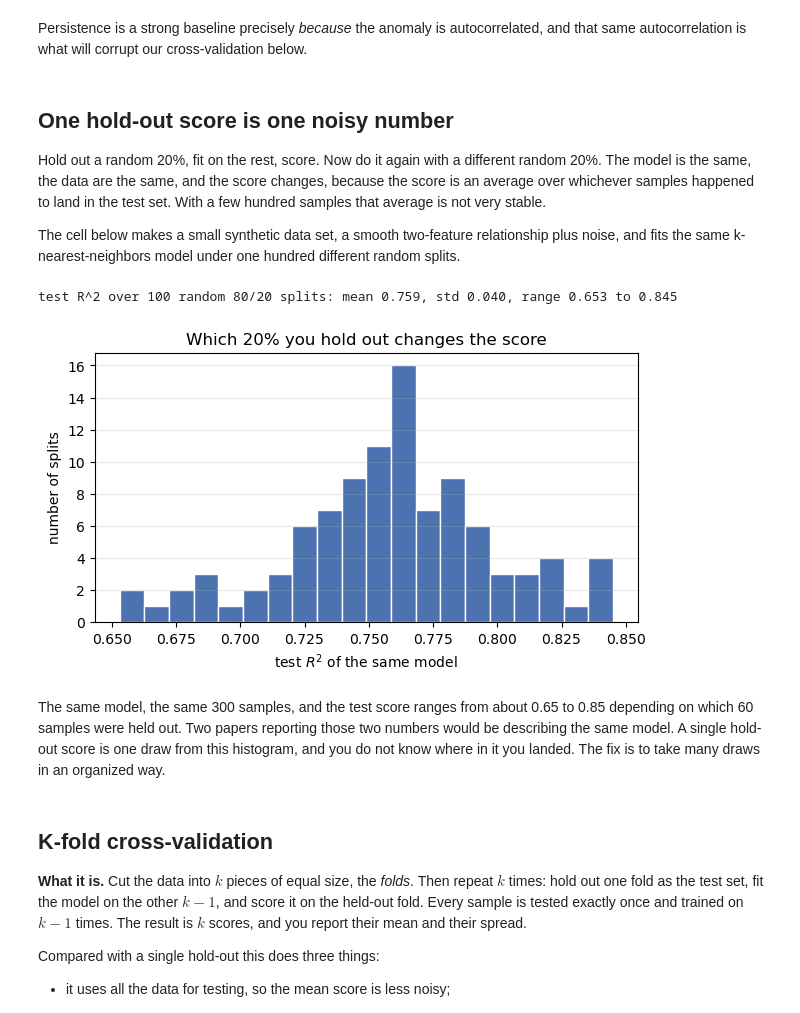
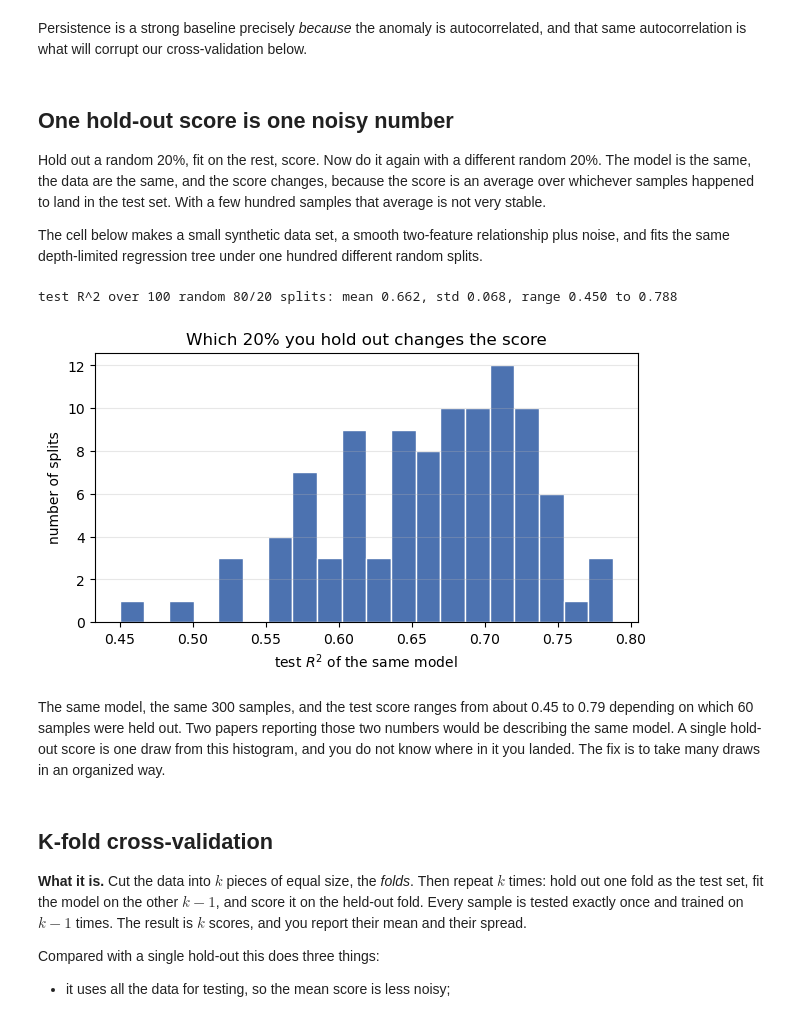
Before and after one commit to dmw2166/ML4Climate2026, a Jupyter notebook: lectures_ML/ModelEvaluation/validation.ipynb, the cells around one changed output. Cells and saved outputs as stored; diff of their text form; code cells hidden in the pictures.

Commit message:
Week 6: use a regression tree instead of k-nearest neighbors in the notes and tutorial
Co-Authored-By: Claude Fable 5.1 <noreply@anthropic.com>

```diff
--- a/lectures_ML/ModelEvaluation/validation.ipynb
+++ b/lectures_ML/ModelEvaluation/validation.ipynb
@@ -86,42 +86,40 @@ score is an average over whichever samples happened to land in the test set. Wit
 hundred samples that average is not very stable.
 
 The cell below makes a small synthetic data set, a smooth two-feature relationship plus
-noise, and fits the same k-nearest-neighbors model under one hundred different random
+noise, and fits the same depth-limited regression tree under one hundred different random
 splits.
 # %%
 from sklearn.model_selection import train_test_split
-from sklearn.neighbors import KNeighborsRegressor
-from sklearn.pipeline import make_pipeline
-from sklearn.preprocessing import StandardScaler
+from sklearn.tree import DecisionTreeRegressor
 
 rng = np.random.default_rng(1)
 n = 300
 X_iid = rng.uniform(-3, 3, size=(n, 2))
 y_iid = np.sin(X_iid[:, 0]) + 0.2 * X_iid[:, 1] ** 2 + rng.normal(0, 0.4, n)
 
-knn10 = make_pipeline(StandardScaler(), KNeighborsRegressor(n_neighbors=10))
+tree4 = DecisionTreeRegressor(max_depth=4, random_state=0)
 
 holdout_scores = []
 for seed in range(100):
     Xtr, Xte, ytr, yte = train_test_split(X_iid, y_iid, test_size=0.2, random_state=seed)
-    holdout_scores.append(knn10.fit(Xtr, ytr).score(Xte, yte))
+    holdout_scores.append(tree4.fit(Xtr, ytr).score(Xte, yte))
 holdout_scores = np.array(holdout_scores)
 
 print(f"test R^2 over 100 random 80/20 splits: mean {holdout_scores.mean():.3f}, "
       f"std {holdout_scores.std():.3f}, range {holdout_scores.min():.3f} to {holdout_scores.max():.3f}")
 
 plt.figure(figsize=(7, 3.5))
 plt.hist(holdout_scores, bins=20, color="#4c72b0", edgecolor="white")
 plt.xlabel("test $R^2$ of the same model")
 plt.ylabel("number of splits")
 plt.title("Which 20% you hold out changes the score")
 plt.grid(axis="y", alpha=0.3)
 plt.show()
 # %% [output]
-test R^2 over 100 random 80/20 splits: mean 0.759, std 0.040, range 0.653 to 0.845
+test R^2 over 100 random 80/20 splits: mean 0.662, std 0.068, range 0.450 to 0.788
-[figure, old version]
+[figure, new version]
 # %% [markdown]
-The same model, the same 300 samples, and the test score ranges from about 0.65 to 0.85
+The same model, the same 300 samples, and the test score ranges from about 0.45 to 0.79
 depending on which 60 samples were held out. Two papers reporting those two numbers would
 be describing the same model. A single hold-out score is one draw from this histogram, and
 you do not know where in it you landed. The fix is to take many draws in an organized way.
```
Also changed, not shown: parts of 13 cells of this notebook, 1 other file.
